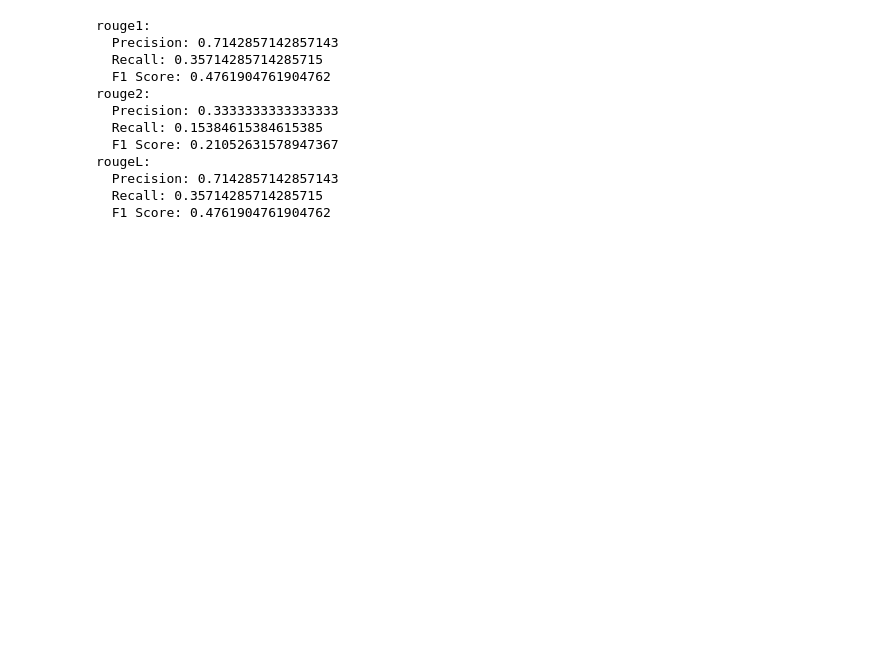
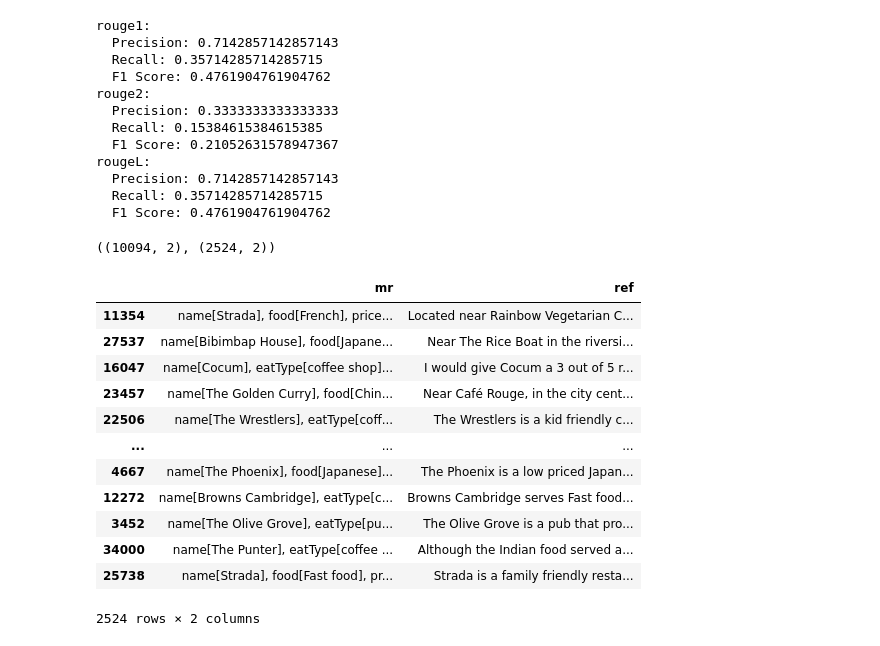
Before and after one commit to dadejecova/Natural-Language-Python, a Jupyter notebook: NPL_Transforrmers.ipynb, the cells around one changed output. Saved outputs shown, nothing was run; the diff lists cells and outputs as text; code cells hidden in the pictures; blank space fills up the shorter version.

```diff
--- a/NPL_Transforrmers.ipynb
+++ b/NPL_Transforrmers.ipynb
@@ -265,0 +304,24 @@ rougeL:
+# %%
+from sklearn.model_selection import train_test_split
+
+X_train, X_val = train_test_split(restaurant_df_sampled, test_size = 0.2, random_state = 123)
+
+X_train.shape, X_val.shape
+# %% [output]
+((10094, 2), (2524, 2))
+# %%
+X_val
+# %% [output]
+|  | mr | ref |
+| 11354 | name[Strada], food[French], price... | Located near Rainbow Vegetarian C... |
+| 27537 | name[Bibimbap House], food[Japane... | Near The Rice Boat in the riversi... |
+| 16047 | name[Cocum], eatType[coffee shop]... | I would give Cocum a 3 out of 5 r... |
+| 23457 | name[The Golden Curry], food[Chin... | Near Café Rouge, in the city cent... |
+| 22506 | name[The Wrestlers], eatType[coff... | The Wrestlers is a kid friendly c... |
+| ... | ... | ... |
+| 4667 | name[The Phoenix], food[Japanese]... | The Phoenix is a low priced Japan... |
+| 12272 | name[Browns Cambridge], eatType[c... | Browns Cambridge serves Fast food... |
+| 3452 | name[The Olive Grove], eatType[pu... | The Olive Grove is a pub that pro... |
+| 34000 | name[The Punter], eatType[coffee ... | Although the Indian food served a... |
+| 25738 | name[Strada], food[Fast food], pr... | Strada is a family friendly resta... |
+2524 rows × 2 columns
```
Also changed, not shown: parts of 21 cells of this notebook.
